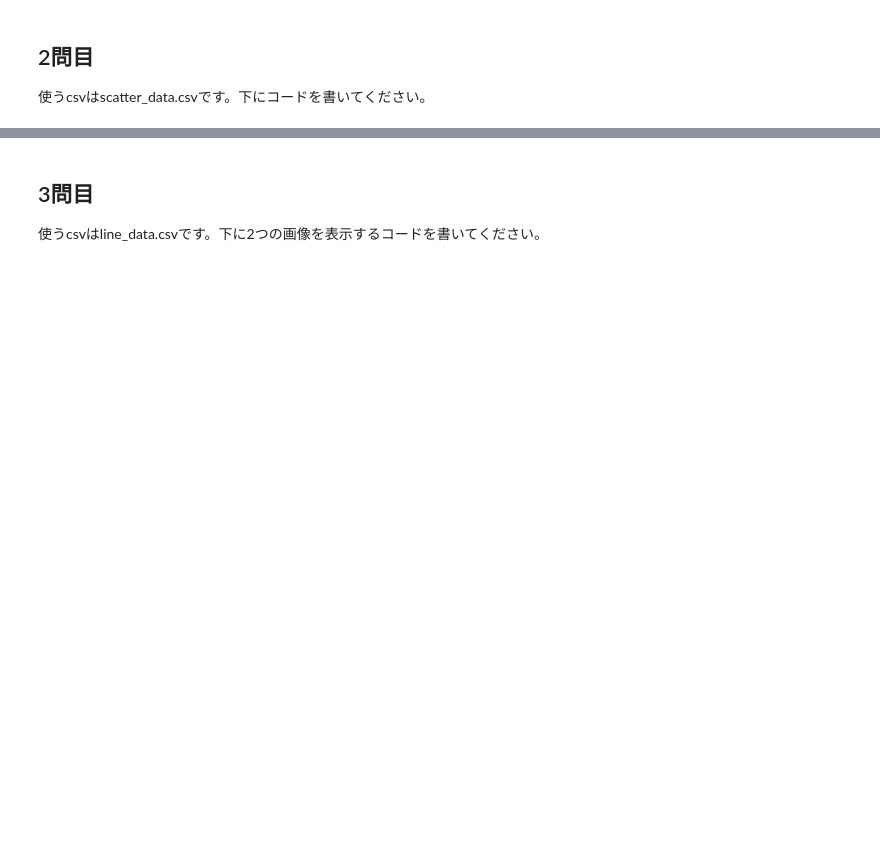
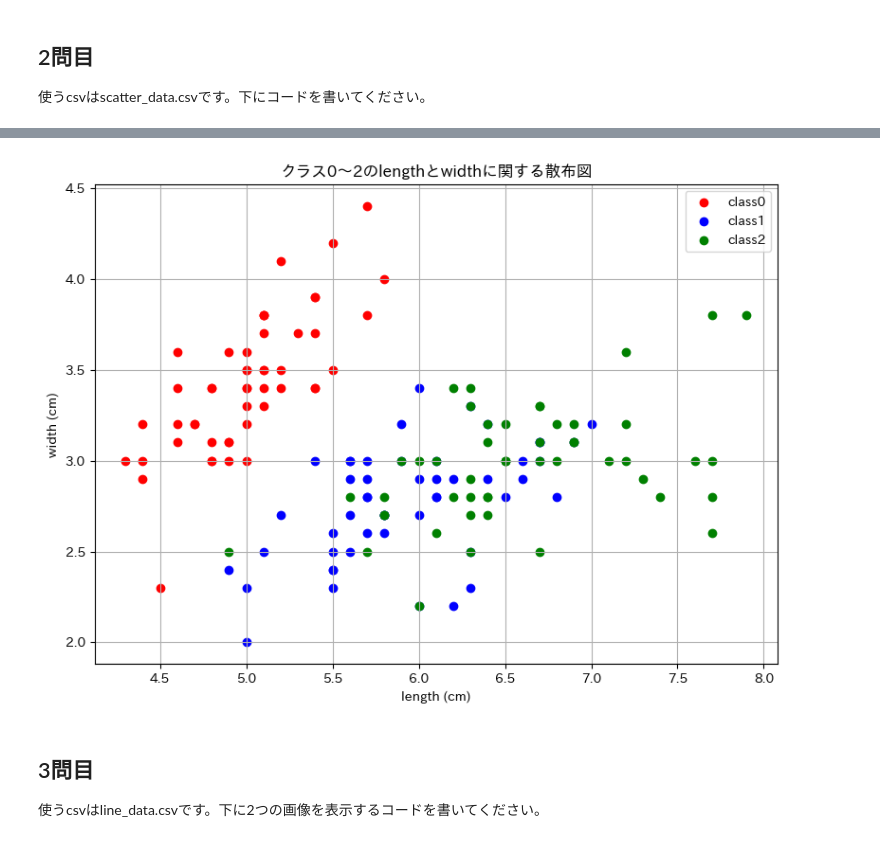
Before and after one commit to MotokiIketani2000/BasicPython, a Jupyter notebook: matplotlib_exercise.ipynb, the cells around one changed output, grey strips where cells are left out. Cells and saved outputs as stored; diff of their text form; code cells hidden in the pictures; blank space fills up the shorter version.

```diff
--- a/matplotlib_exercise.ipynb
+++ b/matplotlib_exercise.ipynb
@@ -46,3 +40,21 @@ plt.show()
+# %%
+df_scatter = pd.read_csv("./data/scatter_data.csv")
+df_0 = df_scatter[df_scatter["class"]==0]
+df_1 = df_scatter[df_scatter["class"]==1]
+df_2 = df_scatter[df_scatter["class"]==2]
+plt.figure(figsize=(8, 6))
+plt.scatter(df_0["length (cm)"], df_0["width (cm)"], color="red", label="class0")
+plt.scatter(df_1["length (cm)"], df_1["width (cm)"], color="blue", label="class1")
+plt.scatter(df_2["length (cm)"], df_2["width (cm)"], color="green", label="class2")
+plt.title("クラス0〜2のlengthとwidthに関する散布図")
+plt.xlabel("length (cm)")
+plt.ylabel("width (cm)")
+plt.grid(True)
+plt.legend()
+plt.tight_layout()
+plt.show()
+# %% [output]
+[figure, added]
 # %% [markdown]
 ## 3問目
 使うcsvはline_data.csvです。下に2つの画像を表示するコードを書いてください。
```
Also changed, not shown: parts of 5 cells of this notebook.
